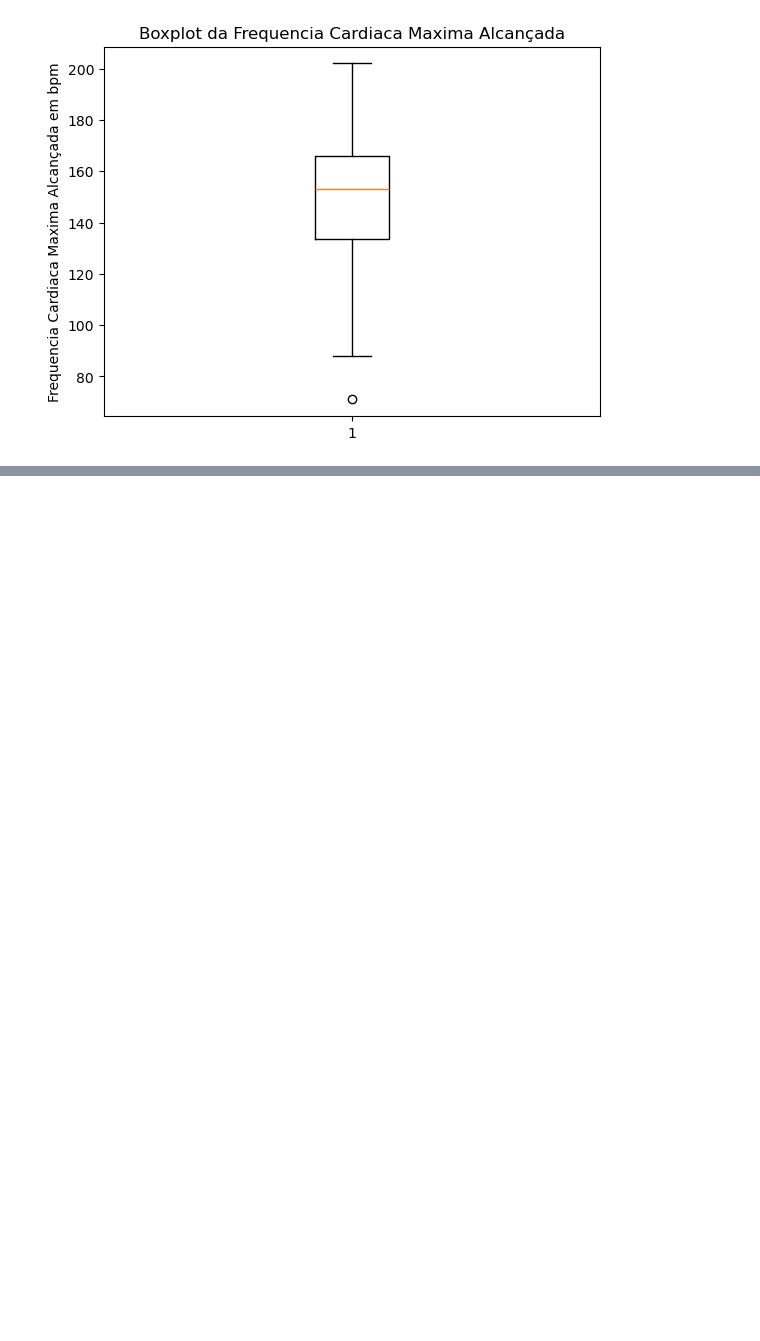
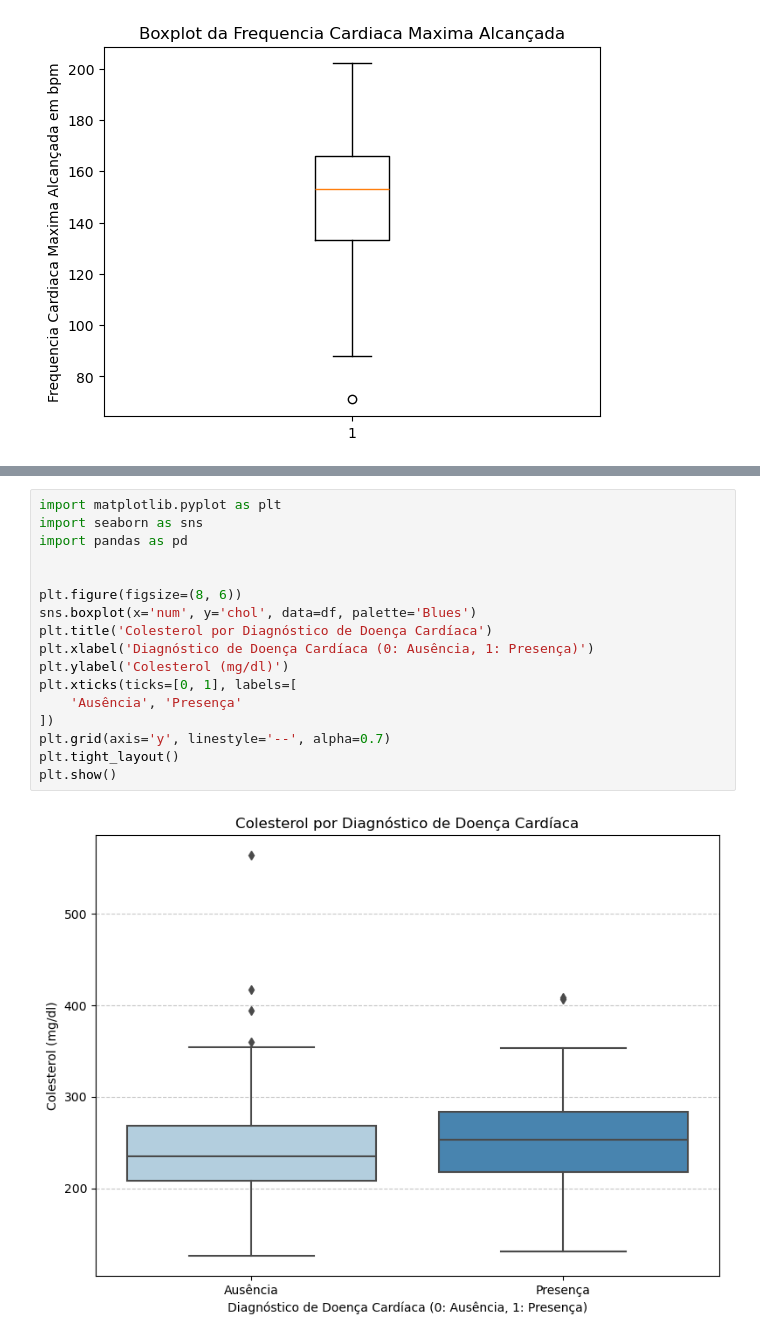
Before and after one commit to lbarbosacipriani/final-PCS5787, a Jupyter notebook: code/eda_preliminar_hear.ipynb, the cells around one changed output, grey strips where cells are left out. Cells and saved outputs as stored; diff of their text form; blank space fills up the shorter version.

```diff
--- a/code/eda_preliminar_hear.ipynb
+++ b/code/eda_preliminar_hear.ipynb
@@ -134,0 +126,19 @@ max     77.000000    1.000000    4.000000  200.000000  564.000000    1.000000
+# %%
+import matplotlib.pyplot as plt
+import seaborn as sns
+import pandas as pd
+
+
+plt.figure(figsize=(8, 6))
+sns.boxplot(x='num', y='chol', data=df, palette='Blues')
+plt.title('Colesterol por Diagnóstico de Doença Cardíaca')
+plt.xlabel('Diagnóstico de Doença Cardíaca (0: Ausência, 1: Presença)')
+plt.ylabel('Colesterol (mg/dl)')
+plt.xticks(ticks=[0, 1], labels=[
+    'Ausência', 'Presença'
+])
+plt.grid(axis='y', linestyle='--', alpha=0.7)
+plt.tight_layout()
+plt.show()
+# %% [output]
+[figure, added]
```
Also changed, not shown: parts of 14 cells of this notebook, 31 other files.
